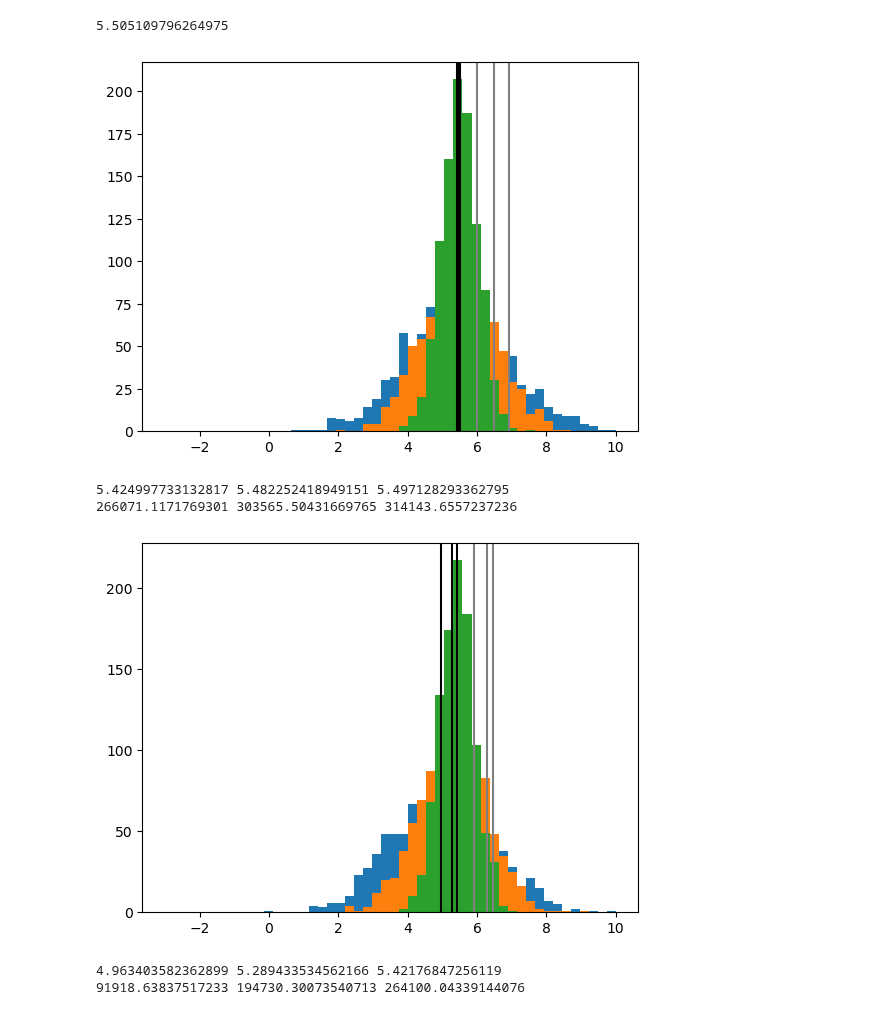
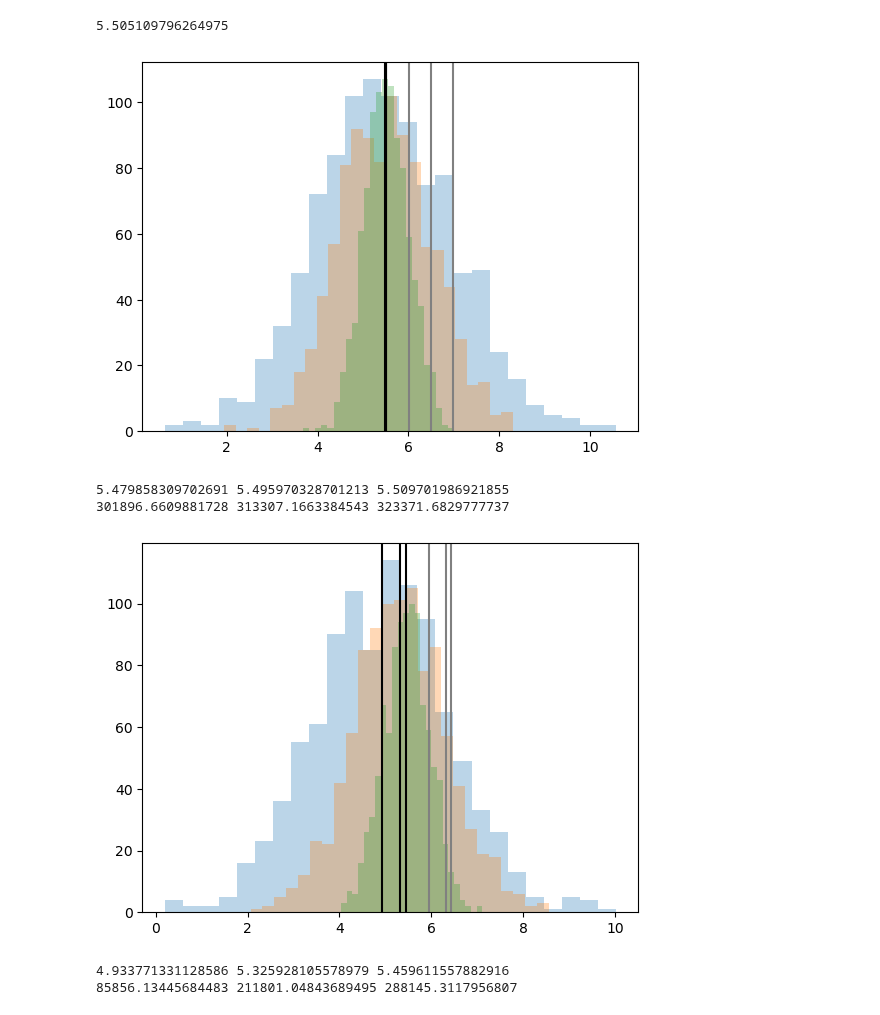
Before and after one commit to jsmonzon/SatGen, a Jupyter notebook: notebooks/lognorm_dev.ipynb, the cells around one changed output. Cells and saved outputs as stored; diff of their text form; code cells hidden in the pictures.

```diff
--- a/notebooks/lognorm_dev.ipynb
+++ b/notebooks/lognorm_dev.ipynb
@@ -160,7 +160,9 @@ $ M_{*} = \epsilon M_{1} \left( \frac{M_{peak}}{M_1} \right)^{\alpha}$
 i = 124
 print(stellar_mass[i])
 
-_, bins = np.histogram(np.nan, bins=50, range=[-3, 10], normed=True)
+#_, bins = np.histogram(np.nan, bins=50, range=[-3, 10], normed=True)
+
+bins = 25
 # %% [output]
 5.505109796264975
 # %%
@@ -179,23 +181,23 @@ dist3 = wow3[:,i]
 ave3 = np.mean(dist3)
 std3 = ave3 + 0.5
 # %%
-plt.hist(dist1, bins=bins)
+plt.hist(dist1, bins=bins, alpha=0.3)
 plt.axvline(ave1, color="black")
 plt.axvline(std1, color="grey")
-plt.hist(dist2, bins=bins)
+plt.hist(dist2, bins=bins, alpha=0.3)
 plt.axvline(ave2, color="black")
 plt.axvline(std2, color="grey")
-plt.hist(dist3, bins=bins)
+plt.hist(dist3, bins=bins, alpha=0.3)
 plt.axvline(ave3, color="black")
 plt.axvline(std3, color="grey")
 plt.show()
 
 print(ave1, ave2, ave3)
 print(10**ave1, 10**ave2, 10**ave3)
 # %% [output]
-[figure, old version]
+[figure, new version]
-5.424997733132817 5.482252418949151 5.497128293362795
-266071.1171769301 303565.50431669765 314143.6557237236
+5.479858309702691 5.495970328701213 5.509701986921855
+301896.6609881728 313307.1663384543 323371.6829777737
 # %%
 wow1 = lgMs_D22_test(halo_mass,1.5,1000, norm=True)
 dist1 = wow1[:,i]
@@ -212,13 +214,13 @@ dist3 = wow3[:,i]
 ave3 = np.mean(dist3)
 std3 = ave3 + 0.5
 # %%
-plt.hist(dist1, bins=bins)
+plt.hist(dist1, bins=bins, alpha=0.3)
 plt.axvline(ave1, color="black")
 plt.axvline(std1, color="grey")
-plt.hist(dist2, bins=bins)
+plt.hist(dist2, bins=bins, alpha=0.3)
 plt.axvline(ave2, color="black")
 plt.axvline(std2, color="grey")
-plt.hist(dist3, bins=bins)
+plt.hist(dist3, bins=bins, alpha=0.3)
 plt.axvline(ave3, color="black")
 plt.axvline(std3, color="grey")
 plt.show()
@@ -226,6 +228,6 @@ plt.show()
 print(ave1, ave2, ave3)
 print(10**ave1, 10**ave2, 10**ave3)
 # %% [output]
-[figure, old version]
+[figure, new version]
-4.963403582362899 5.289433534562166 5.42176847256119
-91918.63837517233 194730.30073540713 264100.04339144076
+4.933771331128586 5.325928105578979 5.459611557882916
+85856.13445684483 211801.04843689495 288145.3117956807
```
Also changed, not shown: parts of 4 cells of this notebook, 11 other files.
